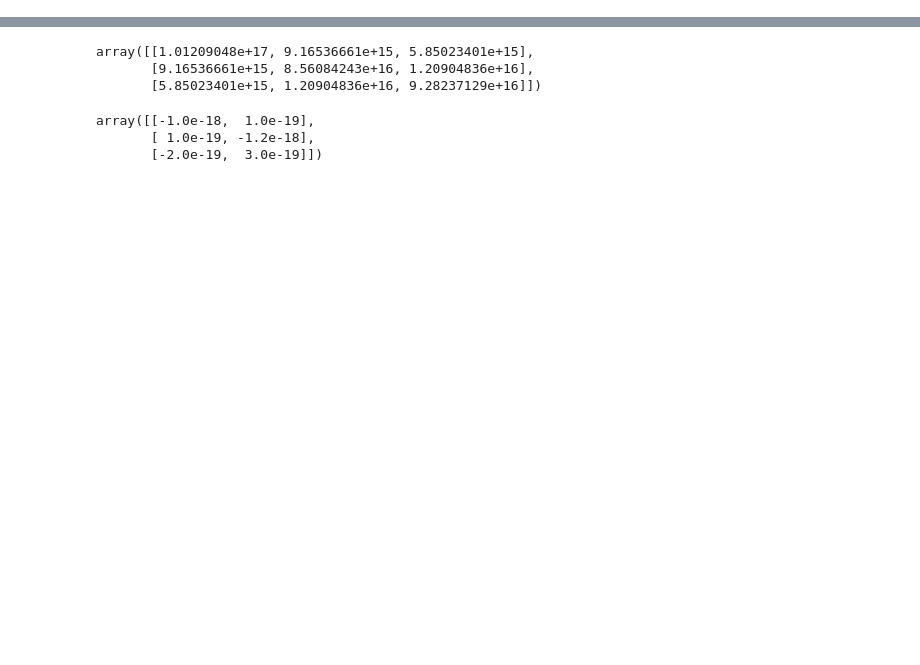
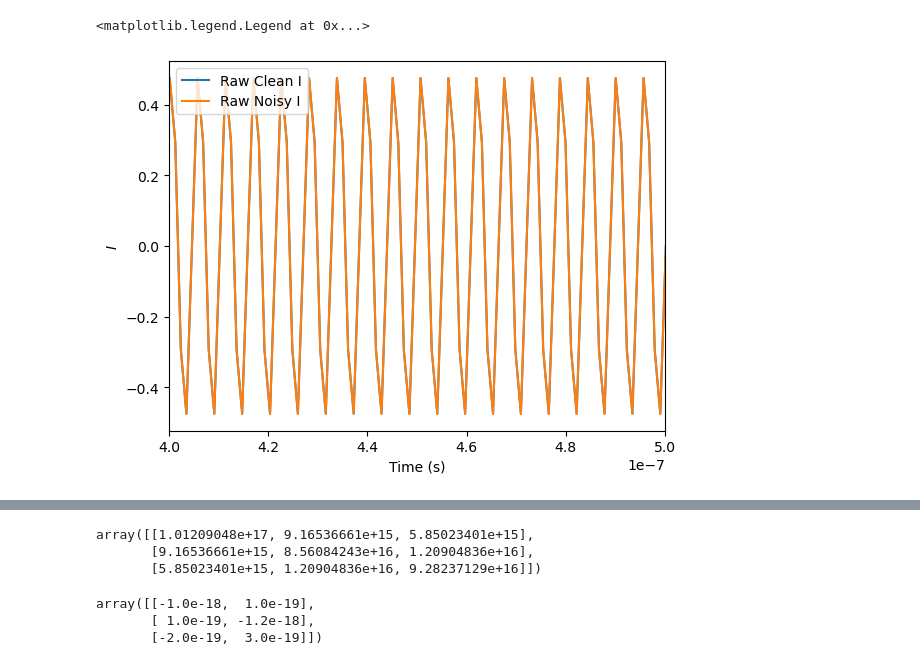
Before and after one commit to j-a-krzywda/ReadSpyn, a Jupyter notebook: src/readout_simulator/main.ipynb, the cells around one changed output, grey strips where cells are left out. Drawn from its saved outputs; the diff is of its cells as text; code cells hidden in the pictures; blank space fills up the shorter version.

```diff
--- a/src/readout_simulator/main.ipynb
+++ b/src/readout_simulator/main.ipynb
@@ -46,0 +189,15 @@ simulator.plot_results()
+# %%
+# plot raw signal
+plt.figure()
+raw_clean = simulator.get_raw_signal()
+raw_noisy = simulator2.get_raw_signal()
+
+plt.plot(t2, raw_noisy[1][0], label='Raw Clean I')
+plt.plot(t2, raw_noisy[0][0], label='Raw Noisy I')
+plt.xlabel("Time (s)")
+plt.ylabel("$I$")
+plt.xlim(0.4*1e-6,0.5*1e-6)
+plt.legend()
+# %% [output]
+<matplotlib.legend.Legend at 0x...>
+[figure, added]
```
Also changed, not shown: parts of 6 cells of this notebook, 8 other files.
